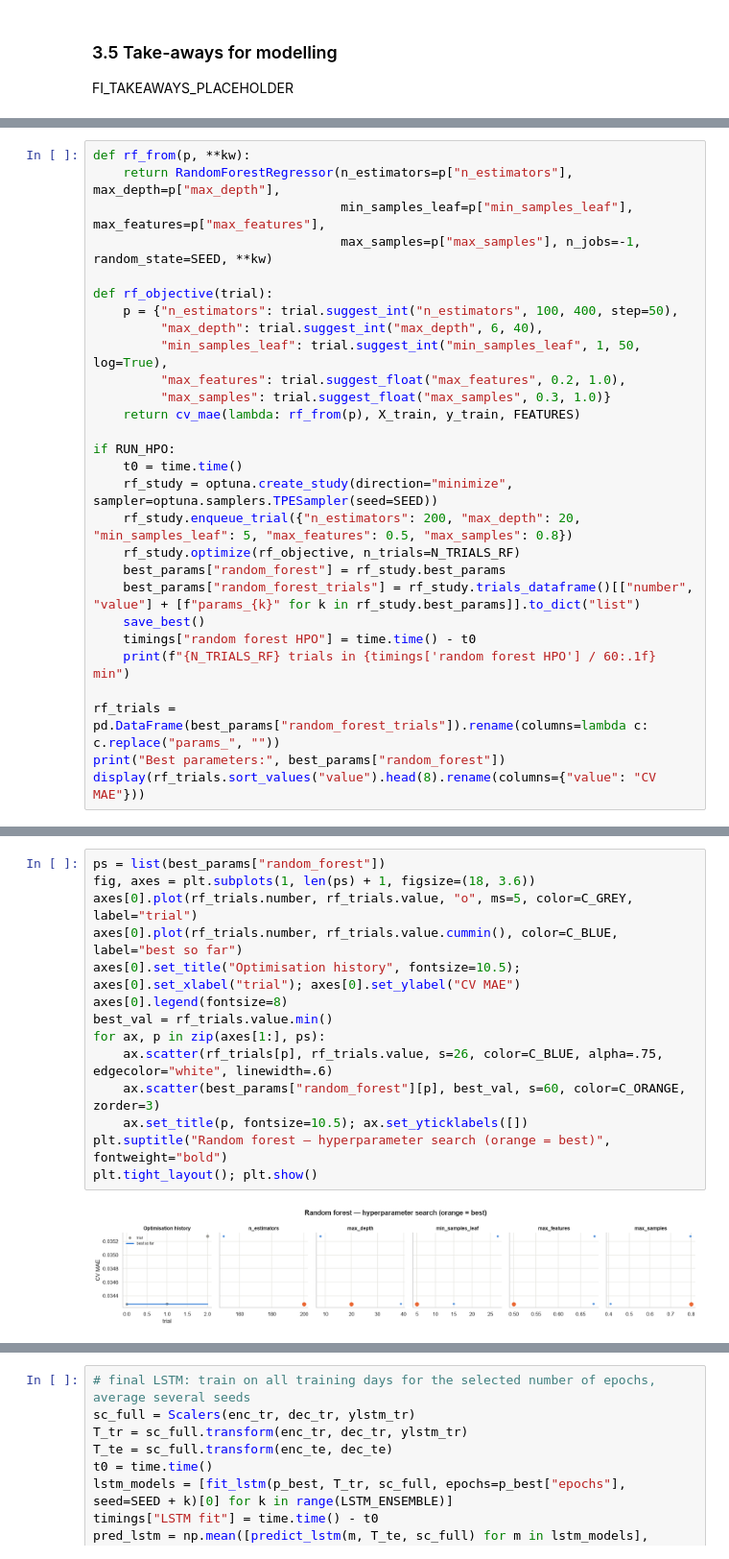
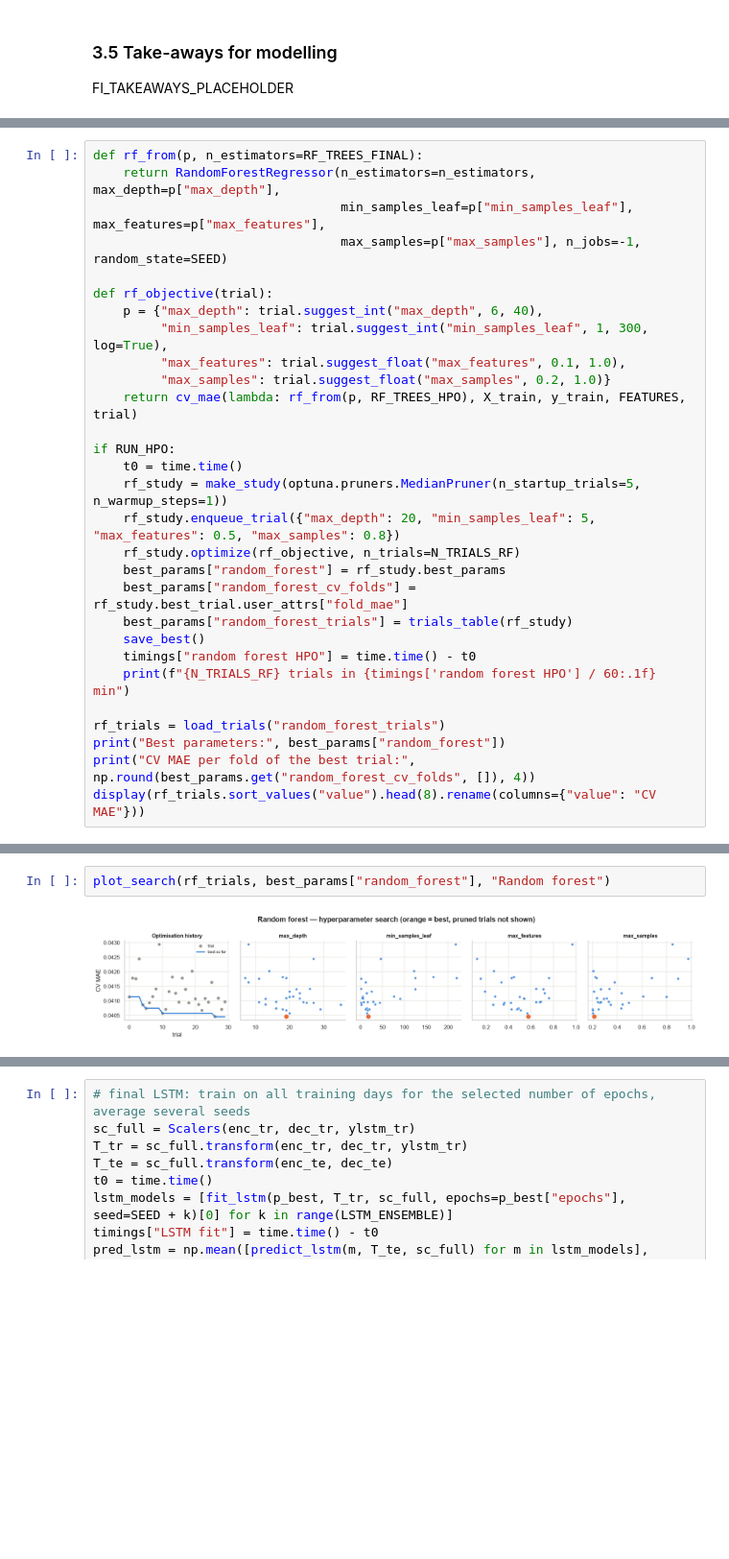
Before and after one commit to Jonat7/Jara_Hackathon, a Jupyter notebook: _quick_test.ipynb, the cells around one changed output, grey strips where cells are left out. Shown at 96% size. Drawn from its saved outputs; the diff is of its cells as text; blank space fills up the shorter version.

```diff
--- a/_quick_test.ipynb
+++ b/_quick_test.ipynb
@@ -641,29 +775,30 @@ Hyperparameters are searched with **Optuna** (TPE sampler) minimising the mean M
 # %%
-def rf_from(p, **kw):
-    return RandomForestRegressor(n_estimators=p["n_estimators"], max_depth=p["max_depth"],
+def rf_from(p, n_estimators=RF_TREES_FINAL):
+    return RandomForestRegressor(n_estimators=n_estimators, max_depth=p["max_depth"],
                                  min_samples_leaf=p["min_samples_leaf"], max_features=p["max_features"],
-                                 max_samples=p["max_samples"], n_jobs=-1, random_state=SEED, **kw)
+                                 max_samples=p["max_samples"], n_jobs=-1, random_state=SEED)
 
 def rf_objective(trial):
-    p = {"n_estimators": trial.suggest_int("n_estimators", 100, 400, step=50),
-         "max_depth": trial.suggest_int("max_depth", 6, 40),
-         "min_samples_leaf": trial.suggest_int("min_samples_leaf", 1, 50, log=True),
-         "max_features": trial.suggest_float("max_features", 0.2, 1.0),
-         "max_samples": trial.suggest_float("max_samples", 0.3, 1.0)}
-    return cv_mae(lambda: rf_from(p), X_train, y_train, FEATURES)
+    p = {"max_depth": trial.suggest_int("max_depth", 6, 40),
+         "min_samples_leaf": trial.suggest_int("min_samples_leaf", 1, 300, log=True),
+         "max_features": trial.suggest_float("max_features", 0.1, 1.0),
+         "max_samples": trial.suggest_float("max_samples", 0.2, 1.0)}
+    return cv_mae(lambda: rf_from(p, RF_TREES_HPO), X_train, y_train, FEATURES, trial)
 
 if RUN_HPO:
     t0 = time.time()
-    rf_study = optuna.create_study(direction="minimize", sampler=optuna.samplers.TPESampler(seed=SEED))
-    rf_study.enqueue_trial({"n_estimators": 200, "max_depth": 20, "min_samples_leaf": 5, "max_features": 0.5, "max_samples": 0.8})
+    rf_study = make_study(optuna.pruners.MedianPruner(n_startup_trials=5, n_warmup_steps=1))
+    rf_study.enqueue_trial({"max_depth": 20, "min_samples_leaf": 5, "max_features": 0.5, "max_samples": 0.8})
     rf_study.optimize(rf_objective, n_trials=N_TRIALS_RF)
     best_params["random_forest"] = rf_study.best_params
-    best_params["random_forest_trials"] = rf_study.trials_dataframe()[["number", "value"] + [f"params_{k}" for k in rf_study.best_params]].to_dict("list")
+    best_params["random_forest_cv_folds"] = rf_study.best_trial.user_attrs["fold_mae"]
+    best_params["random_forest_trials"] = trials_table(rf_study)
     save_best()
     timings["random forest HPO"] = time.time() - t0
     print(f"{N_TRIALS_RF} trials in {timings['random forest HPO'] / 60:.1f} min")
 
-rf_trials = pd.DataFrame(best_params["random_forest_trials"]).rename(columns=lambda c: c.replace("params_", ""))
+rf_trials = load_trials("random_forest_trials")
 print("Best parameters:", best_params["random_forest"])
+print("CV MAE per fold of the best trial:", np.round(best_params.get("random_forest_cv_folds", []), 4))
 display(rf_trials.sort_values("value").head(8).rename(columns={"value": "CV MAE"}))
 # %% [output]
@@ -676,19 +817,7 @@ Best parameters: {'n_estimators': 200, 'max_depth': 20, 'min_samples_leaf': 5, '
 # %%
-ps = list(best_params["random_forest"])
-fig, axes = plt.subplots(1, len(ps) + 1, figsize=(18, 3.6))
-axes[0].plot(rf_trials.number, rf_trials.value, "o", ms=5, color=C_GREY, label="trial")
-axes[0].plot(rf_trials.number, rf_trials.value.cummin(), color=C_BLUE, label="best so far")
-axes[0].set_title("Optimisation history", fontsize=10.5); axes[0].set_xlabel("trial"); axes[0].set_ylabel("CV MAE")
-axes[0].legend(fontsize=8)
-best_val = rf_trials.value.min()
-for ax, p in zip(axes[1:], ps):
-    ax.scatter(rf_trials[p], rf_trials.value, s=26, color=C_BLUE, alpha=.75, edgecolor="white", linewidth=.6)
-    ax.scatter(best_params["random_forest"][p], best_val, s=60, color=C_ORANGE, zorder=3)
-    ax.set_title(p, fontsize=10.5); ax.set_yticklabels([])
-plt.suptitle("Random forest — hyperparameter search (orange = best)", fontweight="bold")
-plt.tight_layout(); plt.show()
+plot_search(rf_trials, best_params["random_forest"], "Random forest")
 # %% [output]
-[figure, old version]
+[figure, new version]
 # %%
 t0 = time.time()
 rf_model = rf_from(best_params["random_forest"]).fit(X_train, y_train)
```
Also changed, not shown: parts of 43 cells of this notebook.
